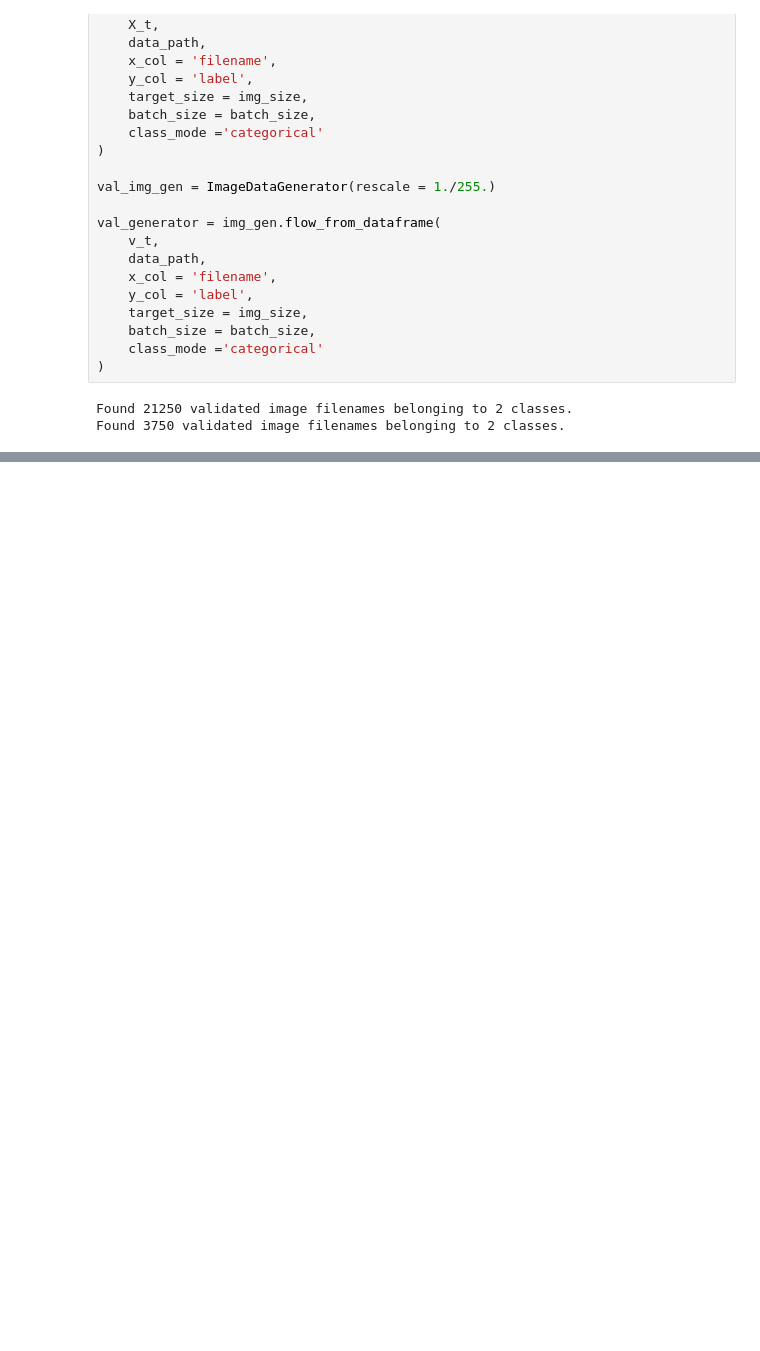
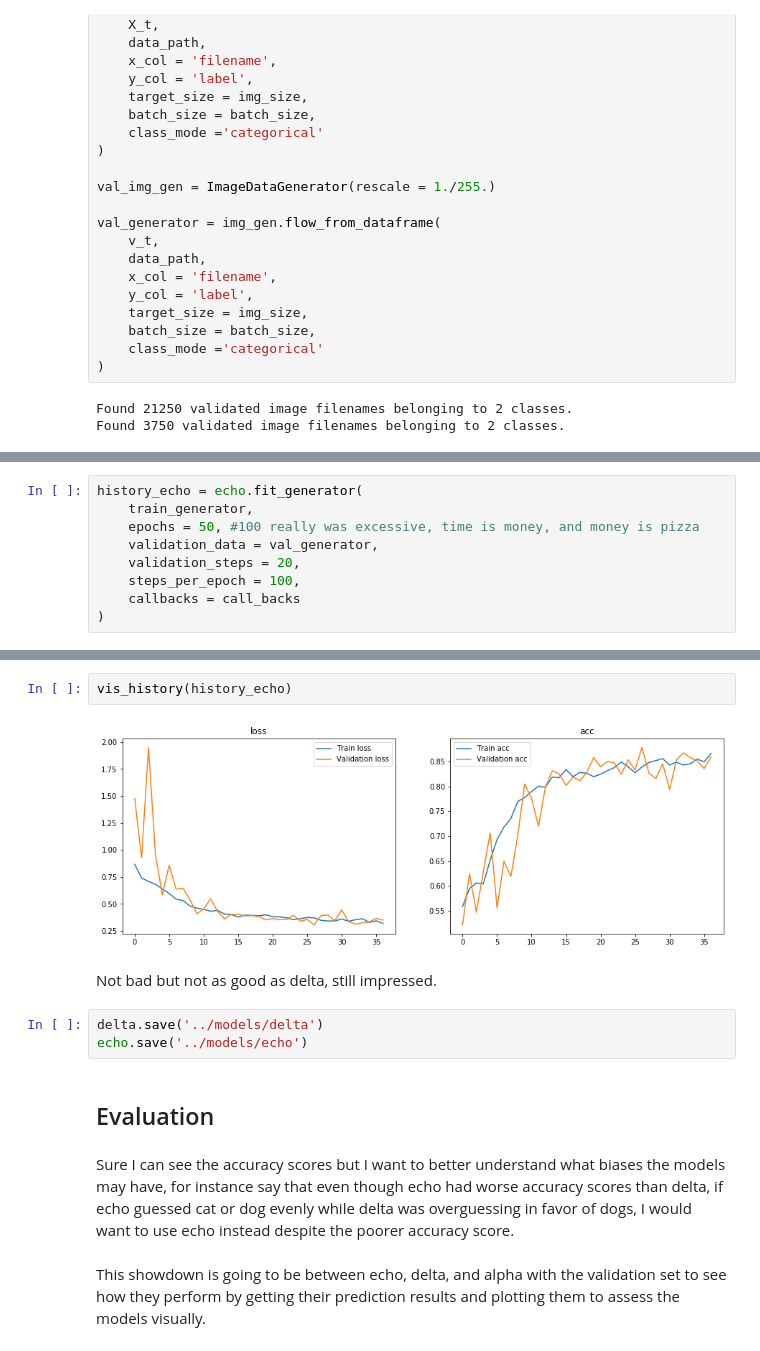
Before and after one commit to Booandlean/cat_or_dog, a Jupyter notebook: Notebooks/Modeling.ipynb, the cells around one changed output, grey strips where cells are left out. Saved outputs shown, nothing was run; the diff lists cells and outputs as text; blank space fills up the shorter version.

```diff
--- a/Notebooks/Modeling.ipynb
+++ b/Notebooks/Modeling.ipynb
@@ -469,0 +585,9 @@ _________________________________________________________________
+# %%
+history_echo = echo.fit_generator(
+    train_generator,
+    epochs = 50, #100 really was excessive, time is money, and money is pizza
+    validation_data = val_generator,
+    validation_steps = 20,
+    steps_per_epoch = 100,
+    callbacks = call_backs
+)
@@ -469,0 +612,15 @@ _________________________________________________________________
+# %%
+vis_history(history_echo)
+# %% [output]
+[figure, added]
+# %% [markdown]
+Not bad but not as good as delta, still impressed.
+# %%
+delta.save('../models/delta')
+echo.save('../models/echo')
+# %% [markdown]
+## Evaluation
+# %% [markdown]
+Sure I can see the accuracy scores but I want to better understand what biases the models may have, for instance say that even though echo had worse accuracy scores than delta, if echo guessed cat or dog evenly while delta was overguessing in favor of dogs, I would want to use echo instead despite the poorer accuracy score.
+# %% [markdown]
+This showdown is going to be between echo, delta, and alpha with the validation set to see how they perform by getting their prediction results and plotting them to assess the models visually.
```
Also changed, not shown: parts of 7 cells of this notebook, 1 other file.
